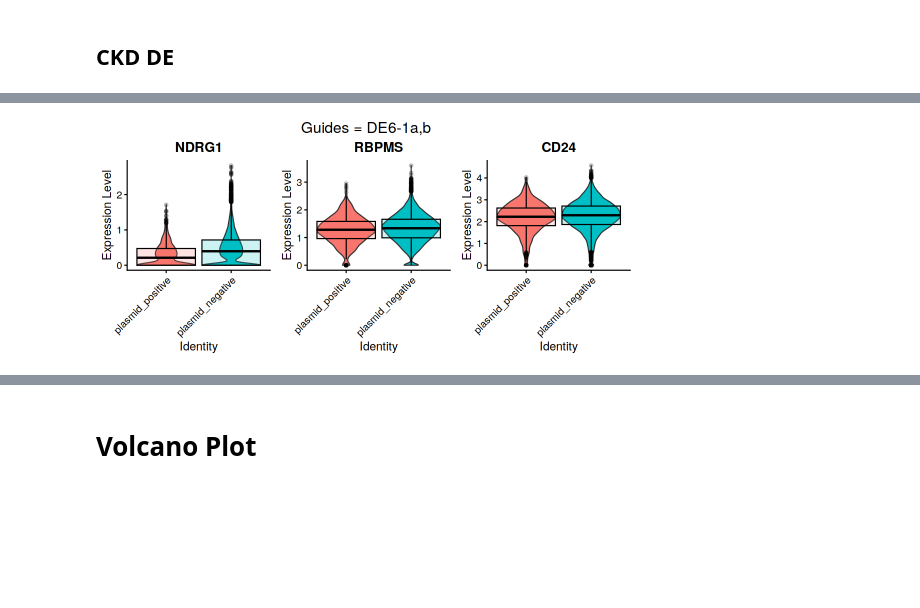
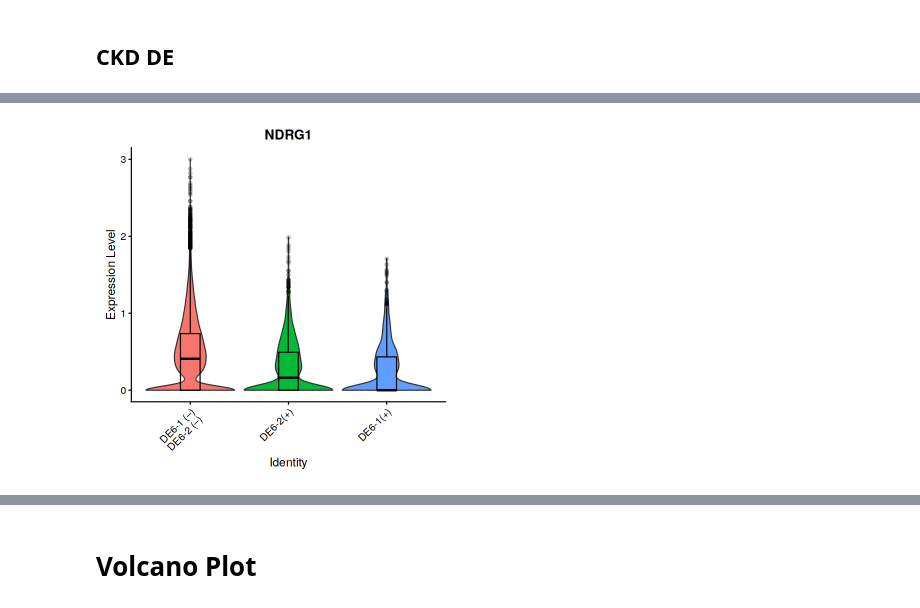
Before and after one commit to ucsf-lgr/ckd-workflow, a Jupyter notebook: secondary/04_DE_by_plasmid_v2_single_panel.ipynb, the cells around one changed output, grey strips where cells are left out. Cells and saved outputs as stored; diff of their text form; code cells hidden in the pictures; blank space fills up the shorter version.

```diff
--- a/secondary/04_DE_by_plasmid_v2_single_panel.ipynb
+++ b/secondary/04_DE_by_plasmid_v2_single_panel.ipynb
@@ -115,6 +115,6 @@ for(i in seq_along(libraries)){
 }
 names(seurat_libs) <- libraries
 # %%
-perturbed_cells_by_guide <- get_all_perturbed_cells_by_guide(seurat_libs)
+perturbed_cells_by_guide <- get_all_perturbed_cells_by_guide(seurat_libs, df_thresholds)
 length(perturbed_cells_by_guide[[3]])
 # %% [output]
@@ -454,44 +406,65 @@ attr(,"class")
 # %% [markdown]
 ## CKD DE
 # %%
-guide_pairs = list(c("DE6-1a", "DE6-1b"), c("DE6-2a", "DE6-2b"), c("DE15-1a", "DE15-1b"), c("DE15-2a", "DE15-2b"))
-regulated_genes = c("NDRG1", "RBPMS", "CD24")
+plasmid_1  = c("DE6-1a", "DE6-1b")
+plasmid_2  = c("DE6-2a", "DE6-2b")
+plasmid_labels = c("DE6-1", "DE6-2")
+target_gene = "NDRG1"
 
-for(i in seq_along(guide_pairs)) {
-    guides_on_plasmid = unlist(guide_pairs[i])
-    print(guides_on_plasmid)
+# plasmid_1  = c("DE15-1a", "DE15-1b")
+# plasmid_2  = c("DE15-2a", "DE15-2b")
+# plasmid_labels = c("DE15-1", "DE15-2")
+# target_gene = "RBPMS"
 
-    seurat_dummy <- mark_target_pos_neg(
-        seurat_rna,
-        perturbed_cells_by_guide,
-        guides_on_plasmid,
-        print_counts = T,
-        pos_label = "plasmid_positive",
-        neg_label = "plasmid_negative"
-    )
+# plasmid_1  = c("FTH1-1a", "FTH1-1b")
+# plasmid_2  = c("FTH1-2a", "FTH1-2b")
+# plasmid_labels = c("FTH1-1", "FTH1-2")
+# target_gene = 'FTH1'
 
-    options(repr.plot.width=9, repr.plot.height=4)
-    plots <- VlnPlot(
-            object = seurat_dummy,
-            features = regulated_genes,
-            idents = NULL,
-            pt.size = 0,
-            sort = F,
-            ncol = 3,
-            combine = F
-        )
+plasmid_1_cells = union(
+                    perturbed_cells_by_guide[[plasmid_1[[1]]]],
+                    perturbed_cells_by_guide[[plasmid_1[[2]]]]
+                )
 
-    for(i in 1:length(plots)) {
-        plots[[i]] <- plots[[i]] +
-        NoLegend() +
-        geom_boxplot(width=2, color="black", alpha=0.2) +
-        theme(legend.position = 'none')
+plasmid_2_cells = union(
+                    perturbed_cells_by_guide[[plasmid_2[[1]]]],
+                    perturbed_cells_by_guide[[plasmid_2[[2]]]]
+                )
 
-    }
-    title = paste0("Guides = ", guides_on_plasmid[[1]][1], ",b")
-    plt1 <- ggarrange(plotlist=plots, ncol=3, nrow = 1)
-    plt1 <- annotate_figure(plt1, top = text_grob(title, color = "black", size = 18))
+common_cells = intersect(plasmid_1_cells, plasmid_2_cells)
+all_cells    = Cells(seurat_rna)
+usable_cells = setdiff(all_cells, common_cells)
 
-    print(plt1)
-}
+seurat_dummy = subset(seurat_rna, cells=usable_cells)
+
+Idents(seurat_dummy) <- paste(plasmid_labels[1], "(\u2013)\n", plasmid_labels[2], "(\u2013)")
+seurat_dummy <- SetIdent(
+    seurat_dummy,
+    cells = plasmid_1_cells,
+    value = paste0(plasmid_labels[1], "(+)")
+)
+seurat_dummy <- SetIdent(
+    seurat_dummy,
+    cells = plasmid_2_cells,
+    value = paste0(plasmid_labels[2], "(+)")
+)
+
+options(repr.plot.width=6, repr.plot.height=6)
+plot <- VlnPlot(
+        object = seurat_dummy,
+        features = target_gene,
+        idents = NULL,
+        pt.size = 0,
+        sort = T,
+        ncol = 1
+    ) +
+    geom_boxplot(width=.2, color="black", alpha=0.2) +
+    theme(legend.position = 'none')
+
+#title = paste0("Guides = ", guides_on_plasmid[[1]][1], ",b")
+
+#plt1 <- ggarrange(plotlist=plots, ncol=3, nrow = 1)
+#plt1 <- annotate_figure(plt1, top = text_grob(title, color = "black", size = 18))
+#print(plt1)
+plot
 # %% [output]
@@ -506 +471 @@ Guide+ = 2090 ; Guide- = 19274
-[figure, old version]
+[figure, new version]
```
Also changed, not shown: parts of 23 cells of this notebook, 9 other files.
